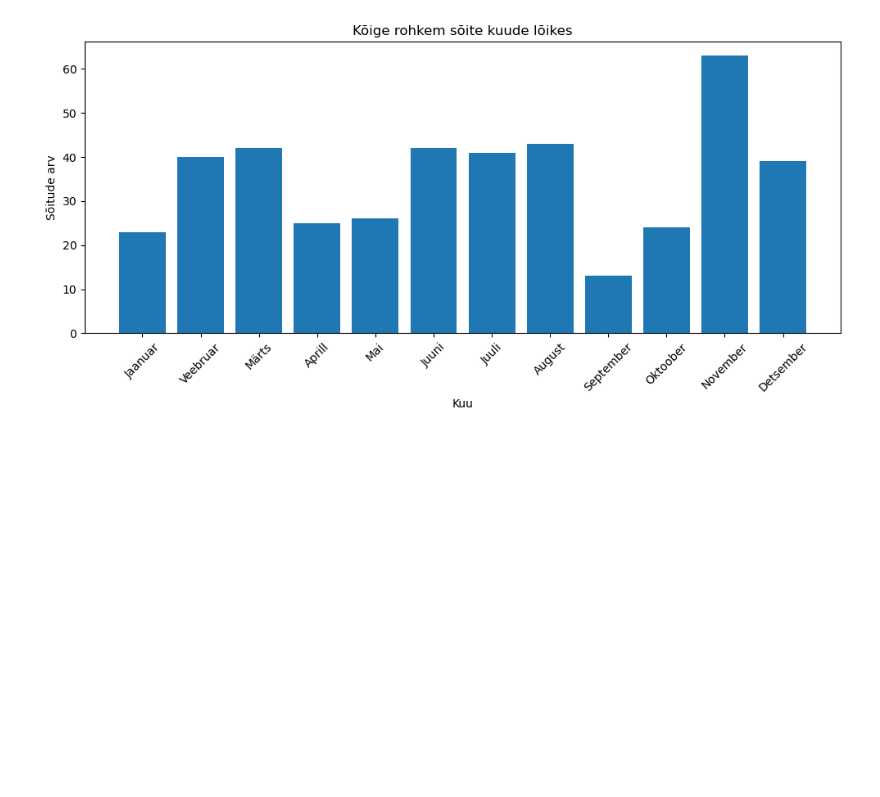
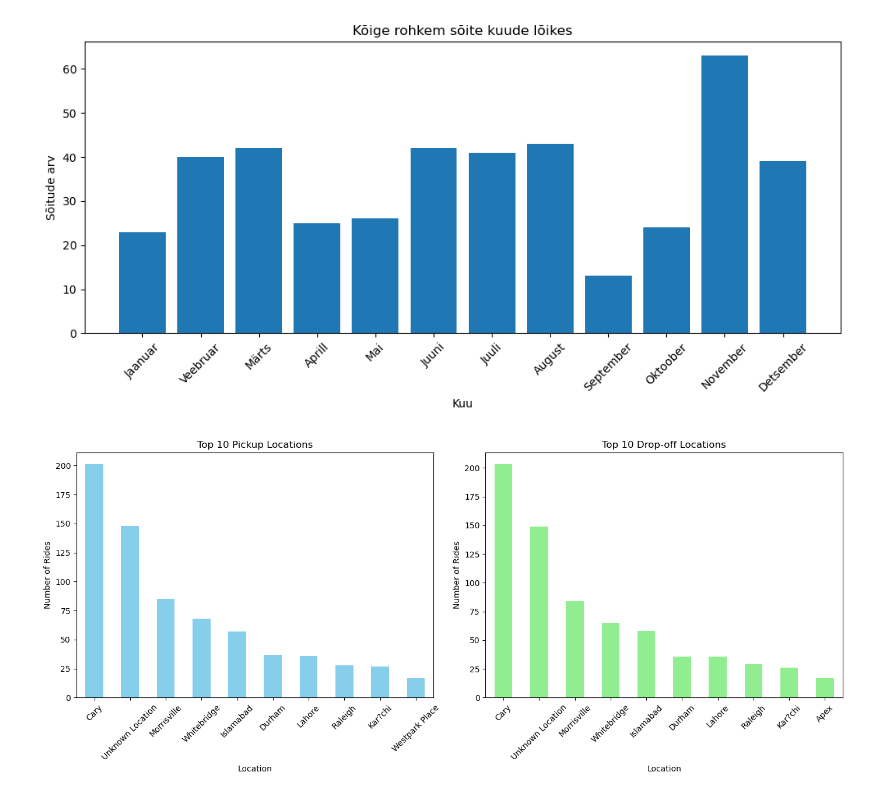
Before and after one commit to GeorgLumila/IDS2025-E6-UberDataset, a Jupyter notebook: UberE6.ipynb, the cells around one changed output. Cells and saved outputs as stored; diff of their text form; code cells hidden in the pictures; blank space fills up the shorter version.

Commit message:
bar charts

```diff
--- a/UberE6.ipynb
+++ b/UberE6.ipynb
@@ -100,3 +100,32 @@ plt.tight_layout()
 plt.show()
 # %% [output]
 [figure]
+# %%
+
+# Count top 10 locations
+top_start = df['START'].value_counts().head(10)
+top_stop = df['STOP'].value_counts().head(10)
+
+# Create side-by-side plots
+plt.figure(figsize=(14,6))
+
+# LEFT: pickup locations
+plt.subplot(1, 2, 1)
+top_start.plot(kind='bar', color='skyblue')
+plt.title("Top 10 Pickup Locations")
+plt.xlabel("Location")
+plt.ylabel("Number of Rides")
+plt.xticks(rotation=45)
+
+# RIGHT: dropoff locations
+plt.subplot(1, 2, 2)
+top_stop.plot(kind='bar', color='lightgreen')
+plt.title("Top 10 Drop-off Locations")
+plt.xlabel("Location")
+plt.ylabel("Number of Rides")
+plt.xticks(rotation=45)
+
+plt.tight_layout()
+plt.show()
+# %% [output]
+[figure, added]
```
